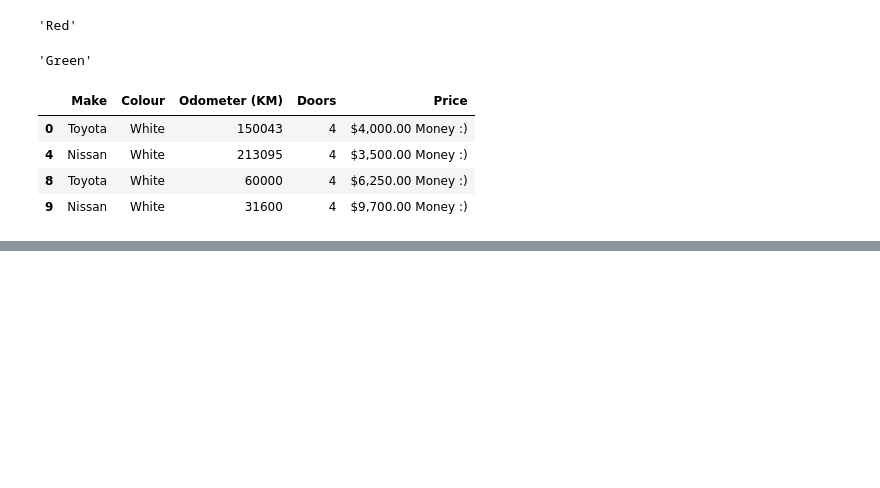
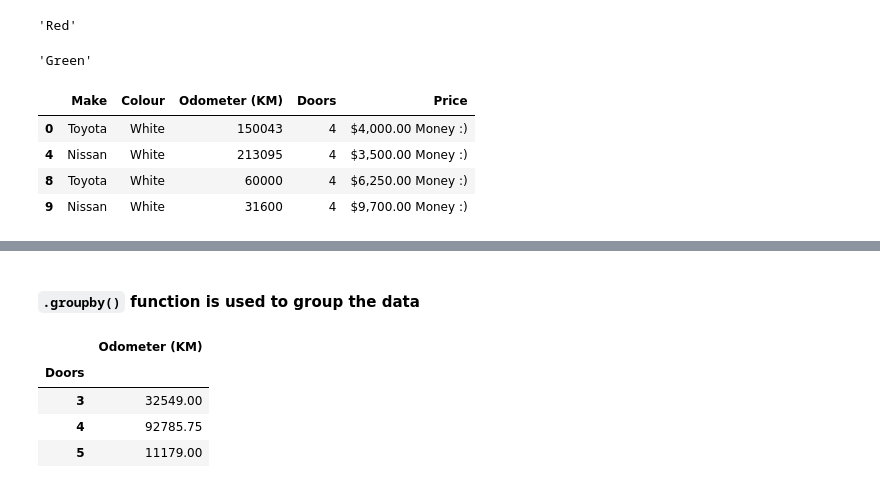
Before and after one commit to Dhyanesh-Panchal/PY-libraries-for-ML, a Jupyter notebook: Pandas Tuts.ipynb, the cells around one changed output, grey strips where cells are left out. Saved outputs shown, nothing was run; the diff lists cells and outputs as text; code cells hidden in the pictures; blank space fills up the shorter version.

```diff
--- a/Pandas Tuts.ipynb
+++ b/Pandas Tuts.ipynb
@@ -126,0 +139,12 @@ car_sales[car_sales["Colour"] == "White"]
+# %% [markdown]
+#### `.groupby()` function is used to group the data
+# %%
+
+# --> Grouping function.
+car_sales.groupby(car_sales["Doors"]).mean()
+# %% [output]
+|  | Odometer (KM) |
+| Doors |  |
+| 3 | 32549.00 |
+| 4 | 92785.75 |
+| 5 | 11179.00 |
```
Also changed, not shown: parts of 7 cells of this notebook.
